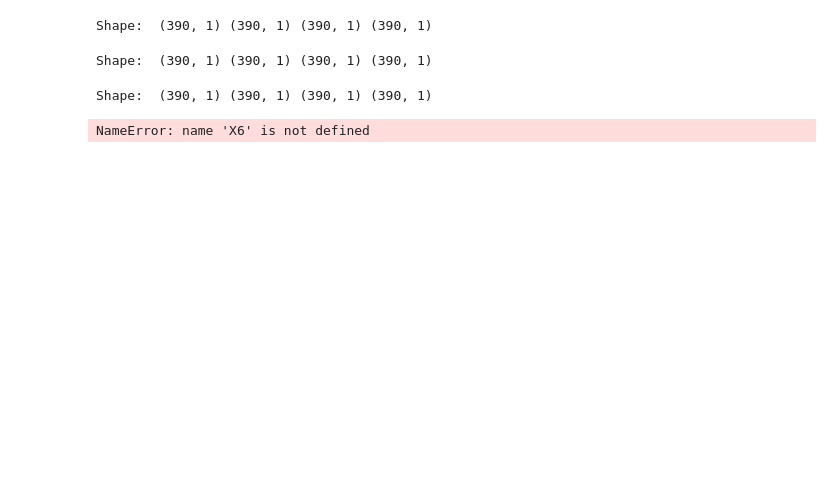
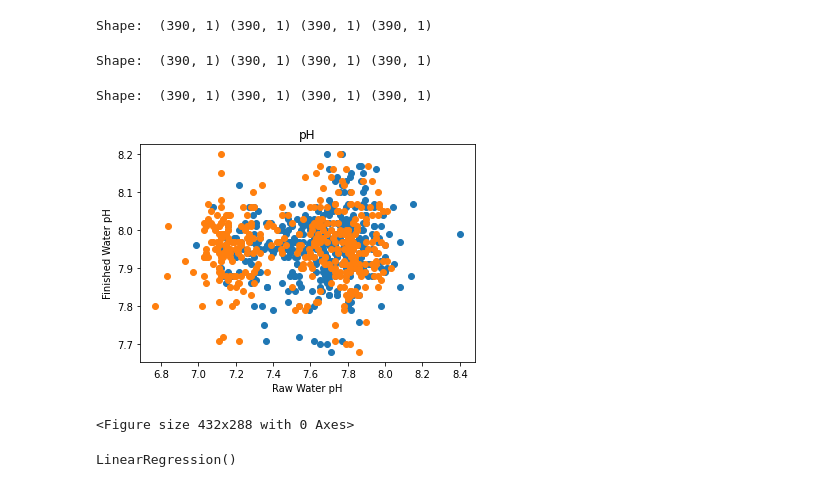
Before and after one commit to aidixon/Project-3, a Jupyter notebook: ML.ipynb, the cells around one changed output. Drawn from its saved outputs; the diff is of its cells as text; code cells hidden in the pictures; blank space fills up the shorter version.

Commit message:
Used model to make predictions

```diff
--- a/ML.ipynb
+++ b/ML.ipynb
@@ -65,11 +65,29 @@ print("Shape: ", X4.shape, y4.shape, X5.shape, y5.shape)
 # %% [output]
 Shape:  (390, 1) (390, 1) (390, 1) (390, 1)
 # %%
+# Split data into test/train
 X_train, X_test, y_train, y_test, = train_test_split(X,y,random_state=42)
-X_train, X_test, y_train, y_test, = train_test_split(X2,y2,random_state=42)
-X2_train, X2_test, y2_train, y2_test, = train_test_split(X3,y3,random_state=42)
-X3_train, X3_test, y3_train, y3_test, = train_test_split(X4,y4,random_state=42)
-X4_train, X4_test, y4_train, y4_test, = train_test_split(X5,y5,random_state=42)
-X5_train, X5_test, y5_train, y5_test, = train_test_split(X6,y6,random_state=42)
+X1_train, X1_test, y1_train, y1_test, = train_test_split(X1,y1,random_state=42)
+X2_train, X2_test, y2_train, y2_test, = train_test_split(X2,y2,random_state=42)
+X3_train, X3_test, y3_train, y3_test, = train_test_split(X3,y3,random_state=42)
+X4_train, X4_test, y4_train, y4_test, = train_test_split(X4,y4,random_state=42)
+X5_train, X5_test, y5_train, y5_test, = train_test_split(X5,y5,random_state=42)
-# %% [output]
-NameError: name 'X6' is not defined
+# %%
+# Plot the x and y values that were assigned
+plt.scatter(X, y)
+plt.scatter(X1, y1)
+plt.xlabel("Raw Water pH")
+plt.ylabel("Finished Water pH")
+plt.title("pH")
+plt.show()
+plt.savefig("Images/pH.png")
+# %% [output]
+[figure, added]
+<Figure size 432x288 with 0 Axes>
+# %%
+# LinearRegression used to create model and fit it
+model = LinearRegression()
+model.fit(X_train, y_train)
+model.fit(X1_train, y1_train)
+# %% [output]
+LinearRegression()
```
Also changed, not shown: parts of 1 cell of this notebook, 1 other file.
